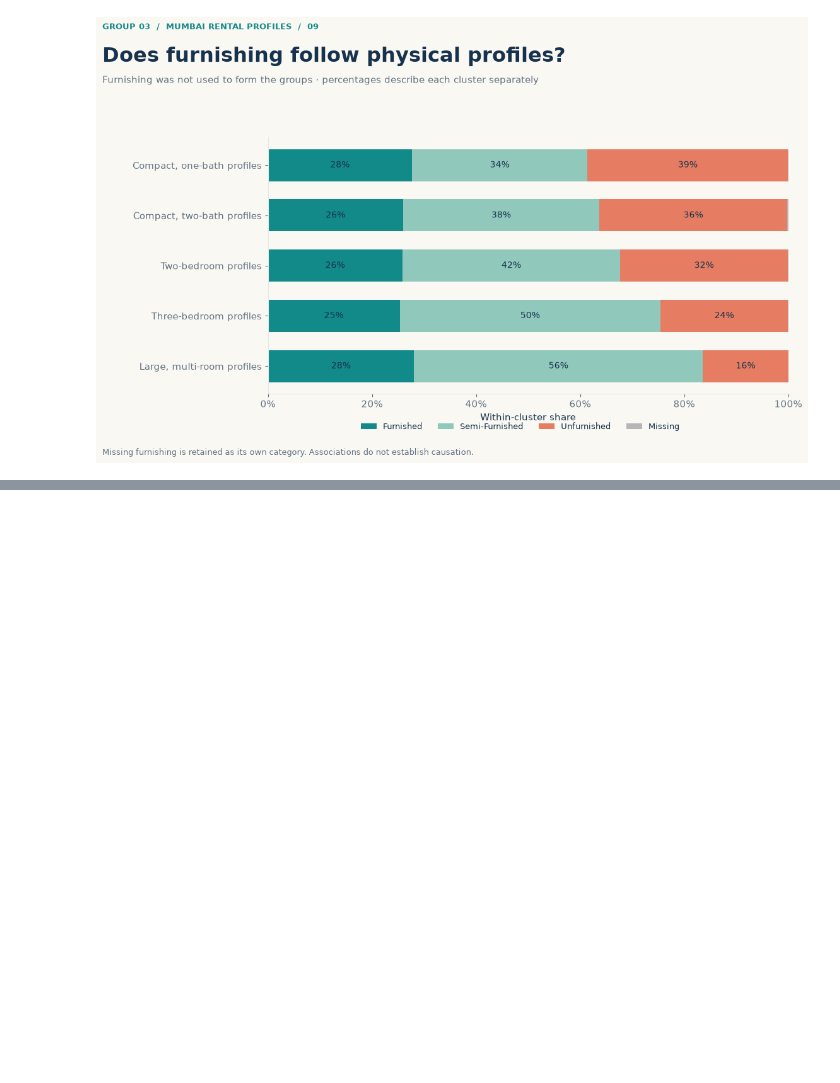
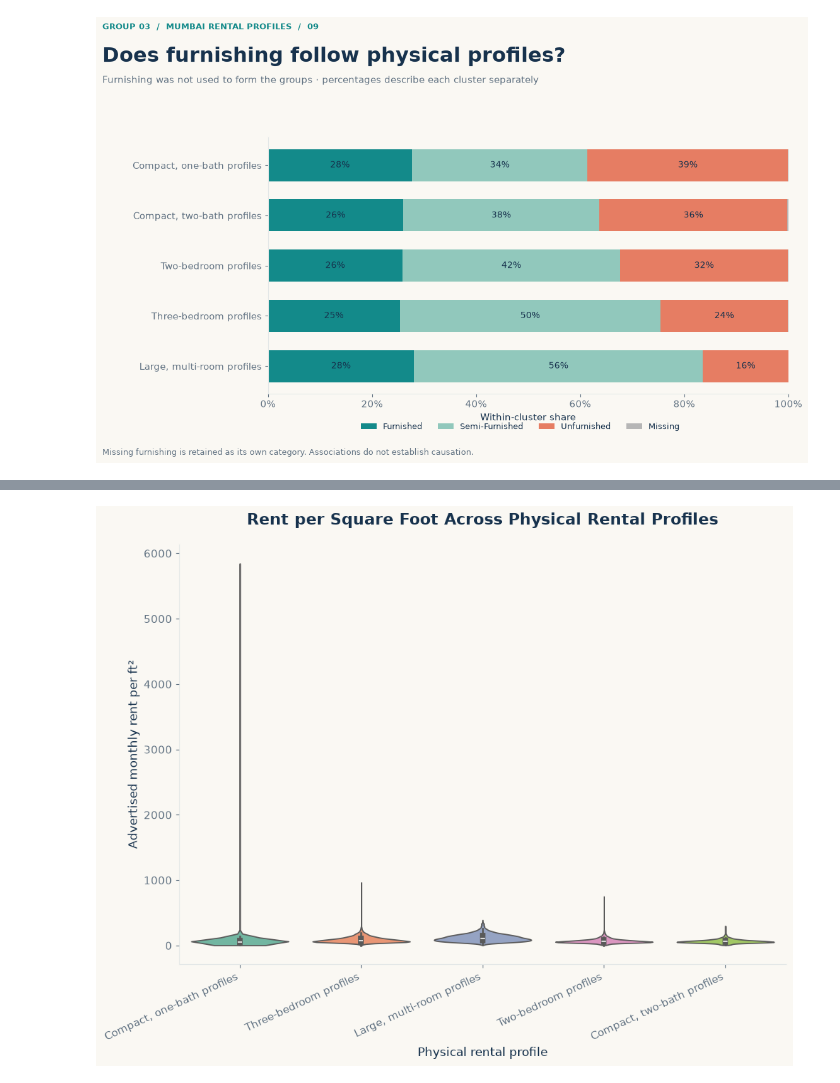
Before and after one commit to iaac-maai/group-3-day3-assignment, a Jupyter notebook: Unsupervisedlearning.ipynb, the cells around one changed output, grey strips where cells are left out. Drawn from its saved outputs; the diff is of its cells as text; code cells hidden in the pictures; blank space fills up the shorter version.

```diff
--- a/Unsupervisedlearning.ipynb
+++ b/Unsupervisedlearning.ipynb
@@ -785,0 +931,35 @@ save_figure(fig,"09_furnishing_by_cluster")
+# %%
+
+import matplotlib.pyplot as plt
+import seaborn as sns
+
+fig, ax = plt.subplots(figsize=(10,8))
+
+sns.violinplot(
+    data=rent_data,
+    x="cluster_name",
+    y="rent_per_sqft",
+    hue="cluster_name",
+    palette="Set2",
+    inner="box",
+    cut=0,
+    density_norm="width",
+    legend=False,
+    ax=ax
+)
+
+ax.set_title(
+    "Rent per Square Foot Across Physical Rental Profiles",
+    fontsize=16,
+    fontweight="bold",
+    pad=20
+)
+
+ax.set_xlabel("Physical rental profile", fontsize=12)
+ax.set_ylabel("Advertised monthly rent per ft²", fontsize=12)
+
+plt.xticks(rotation=25, ha="right")
+plt.tight_layout()
+plt.show()
+# %% [output]
+[figure, added]
```
Also changed, not shown: parts of 17 cells of this notebook, 23 other files.
